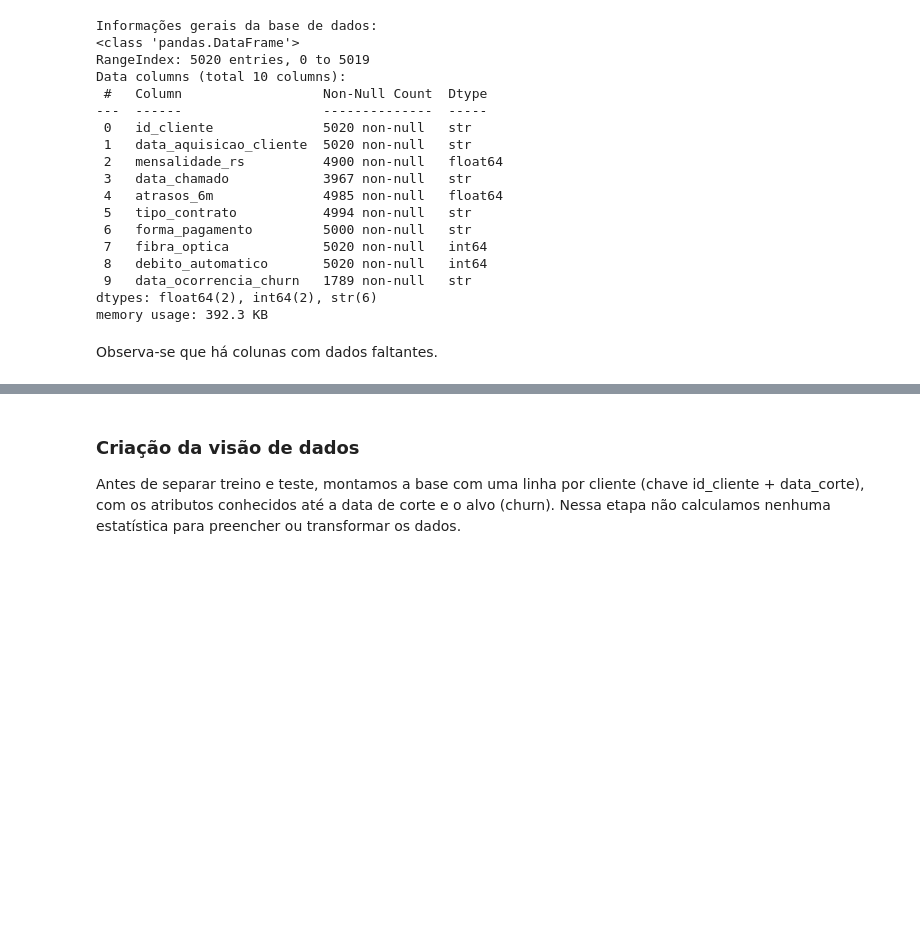
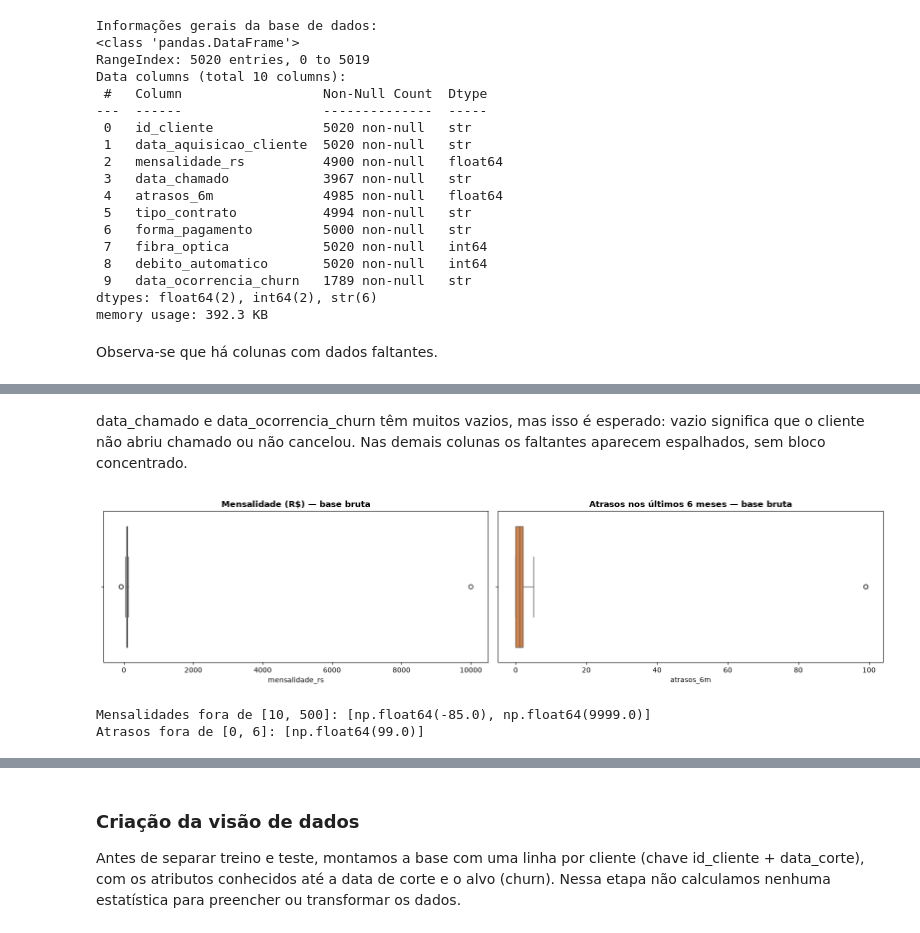
Before and after one commit to Henrique-apassos/churn-previsao-ml, a Jupyter notebook: Analise_tratamento_Churn.ipynb, the cells around one changed output, grey strips where cells are left out. Cells and saved outputs as stored; diff of their text form; code cells hidden in the pictures; blank space fills up the shorter version.

```diff
--- a/Analise_tratamento_Churn.ipynb
+++ b/Analise_tratamento_Churn.ipynb
@@ -82,0 +107,18 @@ Podemos ver que há clientes duplicados pela informação que a coluna de identi
+# %% [markdown]
+data_chamado e data_ocorrencia_churn têm muitos vazios, mas isso é esperado: vazio significa que o cliente não abriu chamado ou não cancelou. Nas demais colunas os faltantes aparecem espalhados, sem bloco concentrado.
+# %%
+# Boxplots das colunas numéricas brutas: os pontos isolados são os valores discrepantes
+fig, axes = plt.subplots(1, 2, figsize=(16, 4))
+sns.boxplot(ax=axes[0], x=df_churn['mensalidade_rs'], color='#ed7d31')
+axes[0].set_title('Mensalidade (R$) — base bruta', fontweight='bold')
+sns.boxplot(ax=axes[1], x=df_churn['atrasos_6m'], color='#ed7d31')
+axes[1].set_title('Atrasos nos últimos 6 meses — base bruta', fontweight='bold')
+plt.tight_layout()
+plt.show()
+
+print("Mensalidades fora de [10, 500]:", sorted(df_churn.loc[~df_churn['mensalidade_rs'].between(10, 500) & df_churn['mensalidade_rs'].notna(), 'mensalidade_rs'].unique()))
+print("Atrasos fora de [0, 6]:", sorted(df_churn.loc[~df_churn['atrasos_6m'].between(0, 6) & df_churn['atrasos_6m'].notna(), 'atrasos_6m'].unique()))
+# %% [output]
+[figure, added]
+Mensalidades fora de [10, 500]: [np.float64(-85.0), np.float64(9999.0)]
+Atrasos fora de [0, 6]: [np.float64(99.0)]
```
Also changed, not shown: parts of 67 cells of this notebook.
